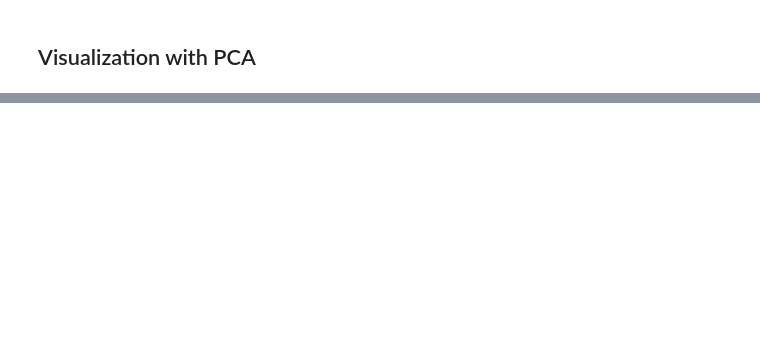
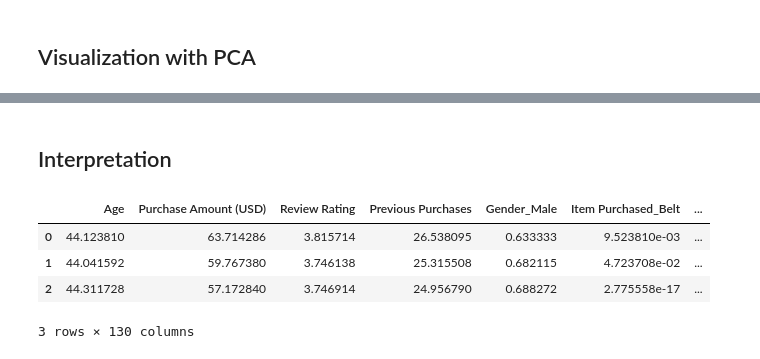
Before and after one commit to yuki172/ait506-class-assignments, a Jupyter notebook: 4/week 4 customer segmentation.ipynb, the cells around one changed output, grey strips where cells are left out. Cells and saved outputs as stored; diff of their text form; code cells hidden in the pictures; blank space fills up the shorter version.

```diff
--- a/4/week 4 customer segmentation.ipynb
+++ b/4/week 4 customer segmentation.ipynb
@@ -165,8 +181,3 @@ k_optimal = k_arr[np.argmax(silhouette_scores)]
 k_optimal
 # %% [output]
 3
-# %%
-df = df.drop(["cluster"], axis=1)
-# %%
-model_kmeans = KMeans(n_clusters=k_optimal, random_state=42)
-df['cluster'] = model_kmeans.fit_predict(df)
@@ -229,0 +194,15 @@ plt.show()
+# %% [markdown]
+<h2>Interpretation</h2>
+# %%
+kmeans = KMeans(n_clusters=k_optimal, random_state=42)
+labels = kmeans.fit_predict(df_scaled)
+# %%
+cluster_centers_original = scaler.inverse_transform(kmeans.cluster_centers_)
+cluster_profiles = pd.DataFrame(cluster_centers_original, columns=df.columns)
+display(cluster_profiles)
+# %% [output]
+|  | Age | Purchase Amount (USD) | Review Rating | Previous Purchases | Gender_Male | Item Purchased_Belt | ... |
+| 0 | 44.123810 | 63.714286 | 3.815714 | 26.538095 | 0.633333 | 9.523810e-03 | ... |
+| 1 | 44.041592 | 59.767380 | 3.746138 | 25.315508 | 0.682115 | 4.723708e-02 | ... |
+| 2 | 44.311728 | 57.172840 | 3.746914 | 24.956790 | 0.688272 | 2.775558e-17 | ... |
+3 rows × 130 columns
```
Also changed, not shown: parts of 12 cells of this notebook, 1 other file.
